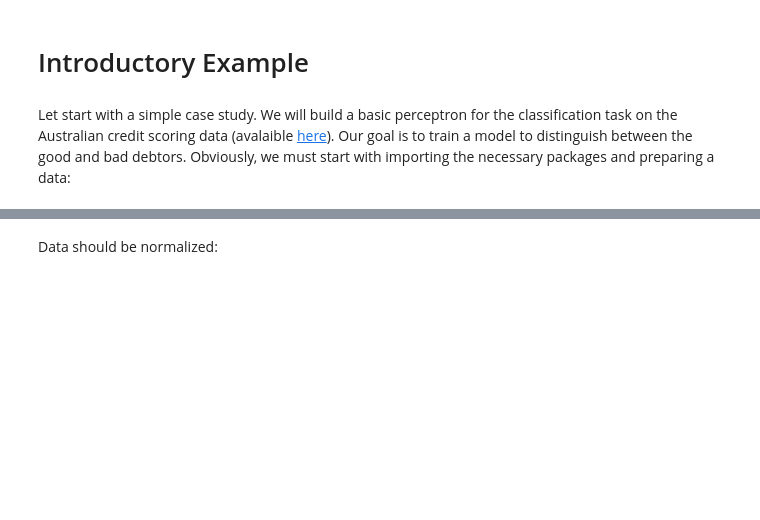
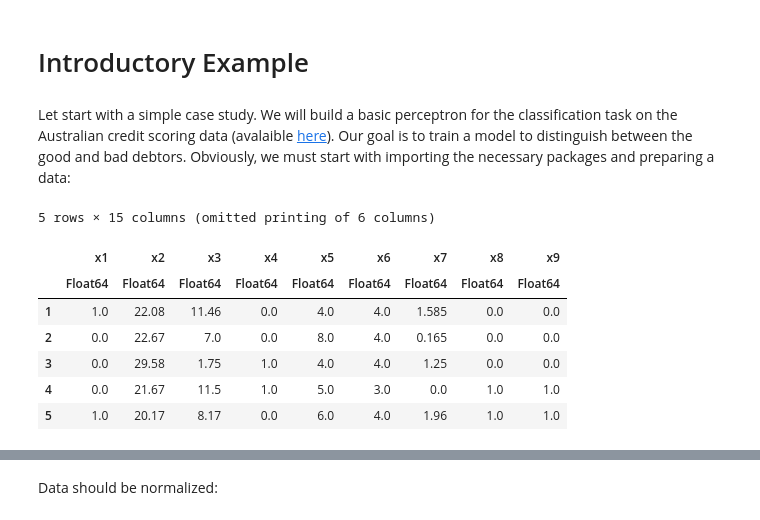
Before and after one commit to bartoszpankratz/Approximation-approaches-from-Fourier-analysis-to-deep-learning, a Jupyter notebook: 2. Basics of Deep Learning Modelling/Basics_of_Deep_Learning_Modelling.ipynb, the cells around one changed output, grey strips where cells are left out. Saved outputs shown, nothing was run; the diff lists cells and outputs as text; code cells hidden in the pictures; blank space fills up the shorter version.

```diff
--- a/2. Basics of Deep Learning Modelling/Basics_of_Deep_Learning_Modelling.ipynb
+++ b/2. Basics of Deep Learning Modelling/Basics_of_Deep_Learning_Modelling.ipynb
@@ -47,10 +47,19 @@ isfile("australian.dat") ||
 rawdata = readdlm("australian.dat");
 # %%
-df = DataFrames.DataFrame(rawdata)
+df = DataFrames.DataFrame(rawdata,:auto)
 rename!(df,:x15 => :class)
 df[!,:x4] = [x == 1 ? 1.0 : 0.0 for x in df[!,:x4]]
 df[!,:x12] = [x == 1 ? 1.0 : 0.0 for x in df[!,:x12]]
 df[!,:x14] = log.(df[!,:x14])
 first(df,5)
+# %% [output]
+5 rows × 15 columns (omitted printing of 6 columns)
+|  | x1 | x2 | x3 | x4 | x5 | x6 | x7 | x8 | x9 |
+|  | Float64 | Float64 | Float64 | Float64 | Float64 | Float64 | Float64 | Float64 | Float64 |
+| 1 | 1.0 | 22.08 | 11.46 | 0.0 | 4.0 | 4.0 | 1.585 | 0.0 | 0.0 |
+| 2 | 0.0 | 22.67 | 7.0 | 0.0 | 8.0 | 4.0 | 0.165 | 0.0 | 0.0 |
+| 3 | 0.0 | 29.58 | 1.75 | 1.0 | 4.0 | 4.0 | 1.25 | 0.0 | 0.0 |
+| 4 | 0.0 | 21.67 | 11.5 | 1.0 | 5.0 | 3.0 | 0.0 | 1.0 | 1.0 |
+| 5 | 1.0 | 20.17 | 8.17 | 0.0 | 6.0 | 4.0 | 1.96 | 1.0 | 1.0 |
 # %%
 describe(df)
```
Also changed, not shown: parts of 61 cells of this notebook.
